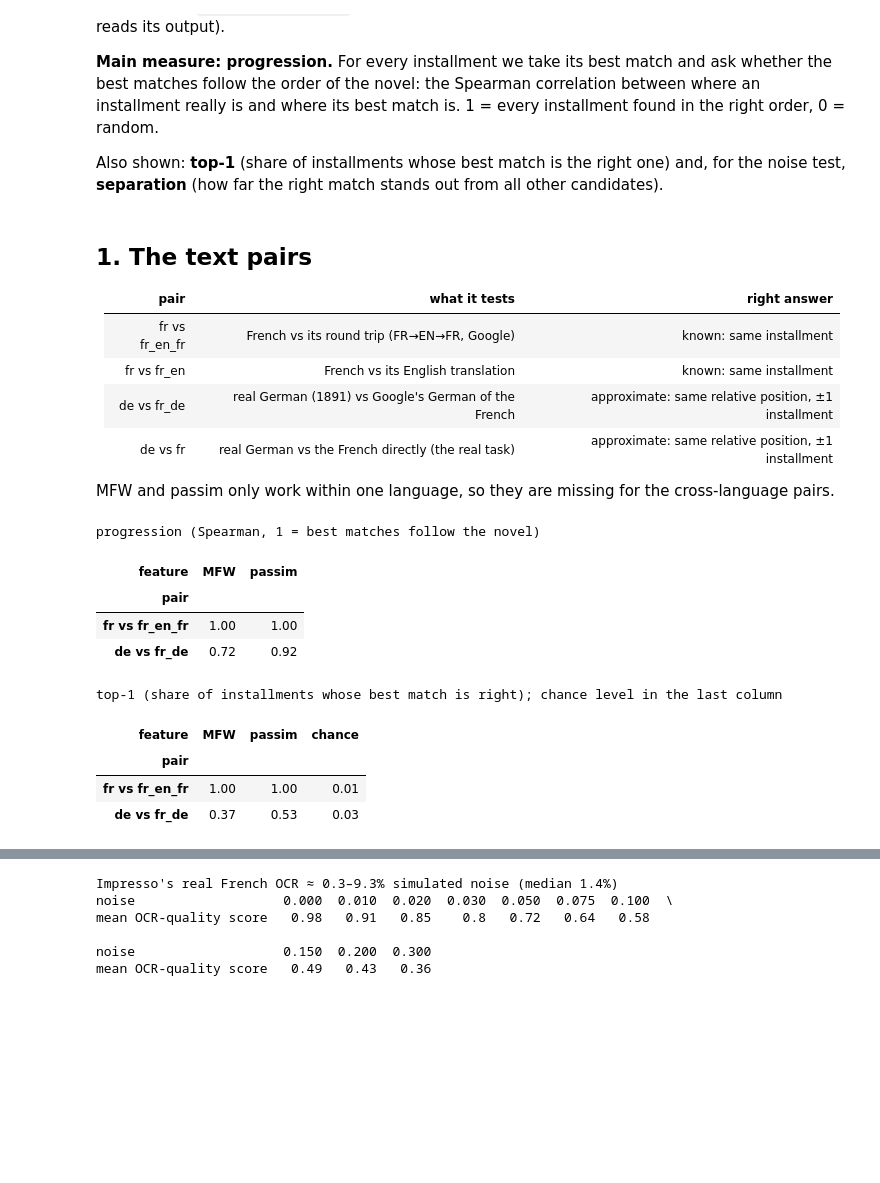
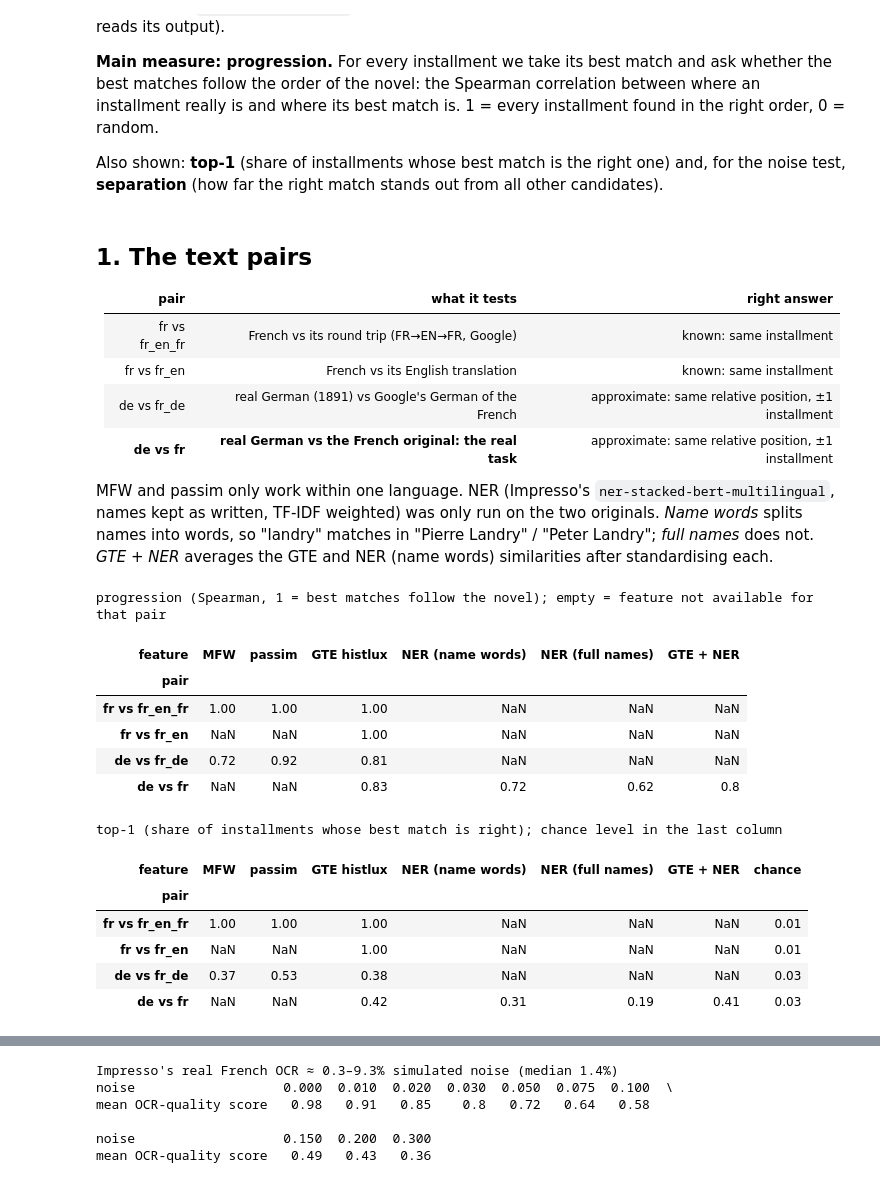
Before and after one commit to pfeldkamp/feuilleton_reuse, a Jupyter notebook: results.ipynb, the cells around one changed output, grey strips where cells are left out. Drawn from its saved outputs; the diff is of its cells as text; code cells hidden in the pictures; blank space fills up the shorter version.

```diff
--- a/results.ipynb
+++ b/results.ipynb
@@ -23,10 +23,12 @@ robustness = pd.DataFrame(json.loads((features / "robustness.json").read_text())
 
 # fixed colour + marker + line style per feature (identity never rests on colour alone)
 STYLE = {
-    "MFW":            dict(color="#2a78d6", marker="o", linestyle="-"),
-    "passim":         dict(color="#eb6834", marker="s", linestyle="--"),
-    "GTE histlux":    dict(color="#1baf7a", marker="^", linestyle="-."),
-    "GTE OCR-robust": dict(color="#eda100", marker="D", linestyle=":"),
+    "MFW":              dict(color="#2a78d6", marker="o", linestyle="-"),
+    "passim":           dict(color="#eb6834", marker="s", linestyle="--"),
+    "GTE histlux":      dict(color="#1baf7a", marker="^", linestyle="-."),
+    "NER (name words)": dict(color="#e87ba4", marker="v", linestyle="-"),
+    "NER (full names)": dict(color="#6250d6", marker="P", linestyle="-"),
+    "GTE + NER":        dict(color="#eda100", marker="D", linestyle=":"),
 }
 INK, MUTED, GRID = "#0b0b0b", "#52514e", "#e4e3df"
 plt.rcParams.update({"axes.edgecolor": GRID, "axes.labelcolor": INK, "xtick.color": MUTED,
@@ -40,29 +42,36 @@ plt.rcParams.update({"axes.edgecolor": GRID, "axes.labelcolor": INK, "xtick.colo
 | fr vs fr_en_fr | French vs its round trip (FR→EN→FR, Google) | known: same installment |
 | fr vs fr_en | French vs its English translation | known: same installment |
 | de vs fr_de | real German (1891) vs Google's German of the French | approximate: same relative position, ±1 installment |
-| de vs fr | real German vs the French directly (the real task) | approximate: same relative position, ±1 installment |
+| **de vs fr** | **real German vs the French original: the real task** | approximate: same relative position, ±1 installment |
 
-MFW and passim only work within one language, so they are missing for the cross-language pairs.
+MFW and passim only work within one language. NER (Impresso's `ner-stacked-bert-multilingual`, names kept as
+written, TF-IDF weighted) was only run on the two originals. *Name words* splits names into words, so
+"landry" matches in "Pierre Landry" / "Peter Landry"; *full names* does not. *GTE + NER* averages the GTE and
+NER (name words) similarities after standardising each.
 # %%
-table = comparison.pivot_table(index="pair", columns="feature", values="progression")
-table = table.reindex(["fr vs fr_en_fr", "fr vs fr_en", "de vs fr_de", "de vs fr"]).dropna(how="all")
-print("progression (Spearman, 1 = best matches follow the novel)")
+ORDER = ["fr vs fr_en_fr", "fr vs fr_en", "de vs fr_de", "de vs fr"]
+COLS = [c for c in STYLE if c in set(comparison["feature"])]
+table = comparison.pivot_table(index="pair", columns="feature", values="progression").reindex(ORDER)[COLS]
+print("progression (Spearman, 1 = best matches follow the novel); empty = feature not available for that pair")
 table.round(2)
 # %% [output]
-progression (Spearman, 1 = best matches follow the novel)
+progression (Spearman, 1 = best matches follow the novel); empty = feature not available for that pair
-| feature | MFW | passim |
-| pair |  |  |
-| fr vs fr_en_fr | 1.00 | 1.00 |
-| de vs fr_de | 0.72 | 0.92 |
+| feature | MFW | passim | GTE histlux | NER (name words) | NER (full names) | GTE + NER |
+| pair |  |  |  |  |  |  |
+| fr vs fr_en_fr | 1.00 | 1.00 | 1.00 | NaN | NaN | NaN |
+| fr vs fr_en | NaN | NaN | 1.00 | NaN | NaN | NaN |
+| de vs fr_de | 0.72 | 0.92 | 0.81 | NaN | NaN | NaN |
+| de vs fr | NaN | NaN | 0.83 | 0.72 | 0.62 | 0.8 |
 # %%
-top1 = comparison.pivot_table(index="pair", columns="feature", values="top1")
-top1 = top1.reindex(table.index)
-chance = comparison.groupby("pair")["chance_top1"].first().reindex(table.index)
+top1 = comparison.pivot_table(index="pair", columns="feature", values="top1").reindex(ORDER)[COLS]
+chance = comparison.groupby("pair")["chance_top1"].first().reindex(ORDER)
 print("top-1 (share of installments whose best match is right); chance level in the last column")
 top1.assign(chance=chance).round(2)
 # %% [output]
 top-1 (share of installments whose best match is right); chance level in the last column
-| feature | MFW | passim | chance |
-| pair |  |  |  |
-| fr vs fr_en_fr | 1.00 | 1.00 | 0.01 |
-| de vs fr_de | 0.37 | 0.53 | 0.03 |
+| feature | MFW | passim | GTE histlux | NER (name words) | NER (full names) | GTE + NER | chance |
+| pair |  |  |  |  |  |  |  |
+| fr vs fr_en_fr | 1.00 | 1.00 | 1.00 | NaN | NaN | NaN | 0.01 |
+| fr vs fr_en | NaN | NaN | 1.00 | NaN | NaN | NaN | 0.01 |
+| de vs fr_de | 0.37 | 0.53 | 0.38 | NaN | NaN | NaN | 0.03 |
+| de vs fr | NaN | NaN | 0.42 | 0.31 | 0.19 | 0.41 | 0.03 |
```
Also changed, not shown: parts of 9 cells of this notebook, 3 other files.
